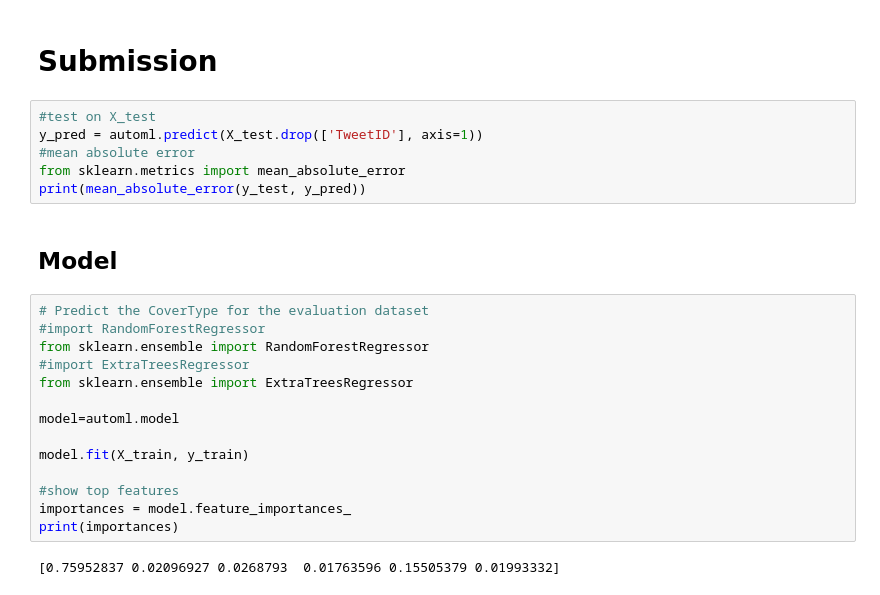
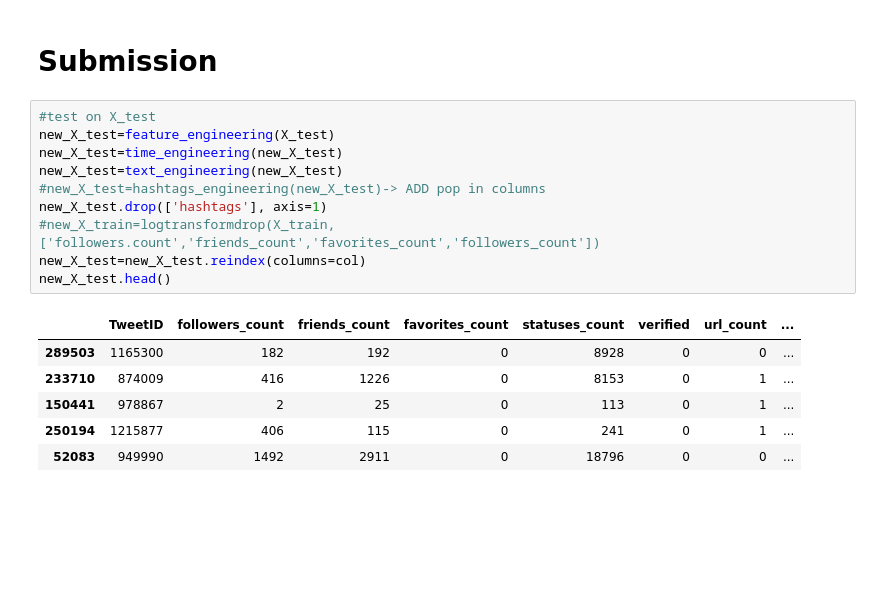
Before and after one commit to antoinegleisberg/INF554_kaggle, a Jupyter notebook: AutoML.ipynb, the cells around one changed output. Cells and saved outputs as stored; diff of their text form; blank space fills up the shorter version.

```diff
--- a/AutoML.ipynb
+++ b/AutoML.ipynb
@@ -153,27 +176,20 @@ AutoML.fit(self, X_train, y_train, dataframe, label, metric, task, n_jobs, log_f
 xgboost, rf, lgbm, extra_tree
 # %% [markdown]
 # Submission
-# %%
-#test on X_test
-y_pred = automl.predict(X_test.drop(['TweetID'], axis=1))
-#mean absolute error
-from sklearn.metrics import mean_absolute_error
-print(mean_absolute_error(y_test, y_pred))
-# %% [markdown]
-## Model
-# %%
-# Predict the CoverType for the evaluation dataset
-#import RandomForestRegressor
-from sklearn.ensemble import RandomForestRegressor
-#import ExtraTreesRegressor
-from sklearn.ensemble import ExtraTreesRegressor
-
-model=automl.model
-
-model.fit(X_train, y_train)
-
-#show top features
-importances = model.feature_importances_
-print(importances)
-# %% [output]
-[0.75952837 0.02096927 0.0268793  0.01763596 0.15505379 0.01993332]
+# %%
+#test on X_test
+new_X_test=feature_engineering(X_test)
+new_X_test=time_engineering(new_X_test)
+new_X_test=text_engineering(new_X_test)
+#new_X_test=hashtags_engineering(new_X_test)-> ADD pop in columns
+new_X_test.drop(['hashtags'], axis=1)
+#new_X_train=logtransformdrop(X_train,['followers.count','friends_count','favorites_count','followers_count'])
+new_X_test=new_X_test.reindex(columns=col)
+new_X_test.head()
+# %% [output]
+|  | TweetID | followers_count | friends_count | favorites_count | statuses_count | verified | url_count | ... |
+| 289503 | 1165300 | 182 | 192 | 0 | 8928 | 0 | 0 | ... |
+| 233710 | 874009 | 416 | 1226 | 0 | 8153 | 0 | 1 | ... |
+| 150441 | 978867 | 2 | 25 | 0 | 113 | 0 | 1 | ... |
+| 250194 | 1215877 | 406 | 115 | 0 | 241 | 0 | 1 | ... |
+| 52083 | 949990 | 1492 | 2911 | 0 | 18796 | 0 | 0 | ... |
```
Also changed, not shown: parts of 12 cells of this notebook.
